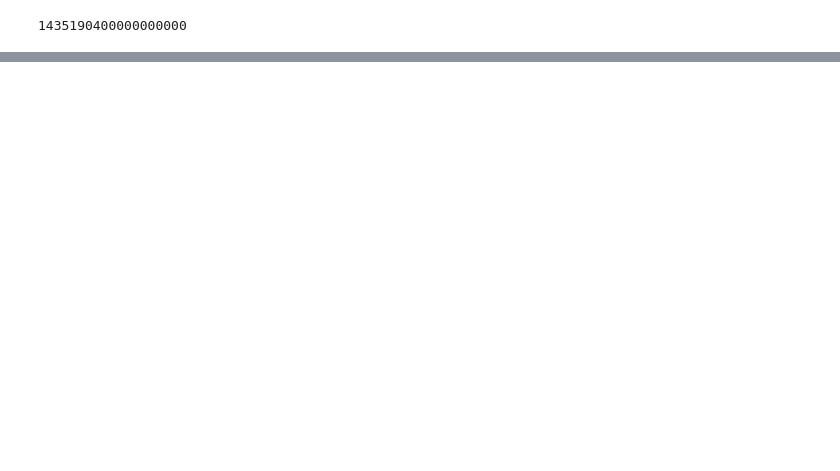
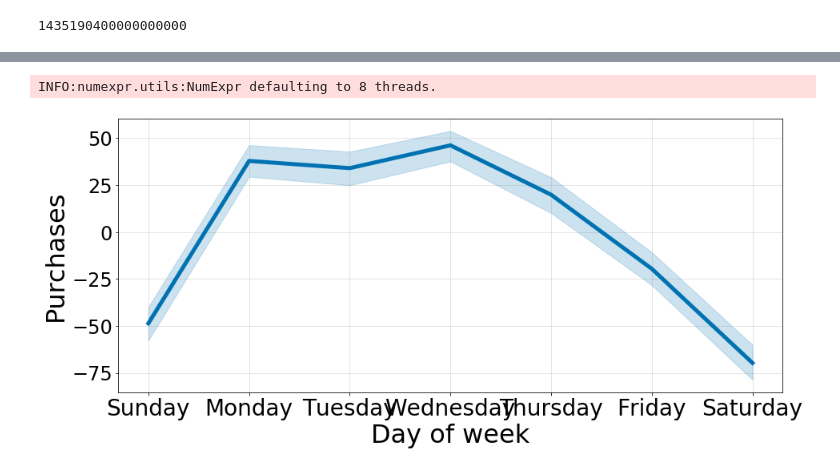
Before and after one commit to truejimfrank/StreamlinedProductPurchaseForecasting, a Jupyter notebook: notebooks/g_prophet_graphing.ipynb, the cells around one changed output, grey strips where cells are left out. Saved outputs shown, nothing was run; the diff lists cells and outputs as text; code cells hidden in the pictures; blank space fills up the shorter version.

```diff
--- a/notebooks/g_prophet_graphing.ipynb
+++ b/notebooks/g_prophet_graphing.ipynb
@@ -99,0 +145,17 @@ WARNING:matplotlib.legend:No handles with labels found to put in legend.
+# %%
+# weekly decomposition
+m = df_full_forecast.loc[2222, ['model']][0]
+forecast = df_full_forecast.loc[2222, ['forecast']].values[0]
+
+fig = plt.figure(figsize=(13.5,6))
+ax = fig.add_subplot(1,1,1)
+matplotlib.rc('xtick', labelsize=26)
+
+# fig = m.plot_components(forecast, figsize=(13.5,6))
+fig1 = plot_weekly(m, ax=ax, name='weekly') # figsize=(10, 6)
+ax.set_ylabel("Purchases")
+plt.tight_layout(pad=1)
+# fig.savefig('../img/weekly.png', dpi=100)
+# %% [output]
+INFO:numexpr.utils:NumExpr defaulting to 8 threads.
+[figure, added]
```
Also changed, not shown: parts of 20 cells of this notebook, 23 other files.
